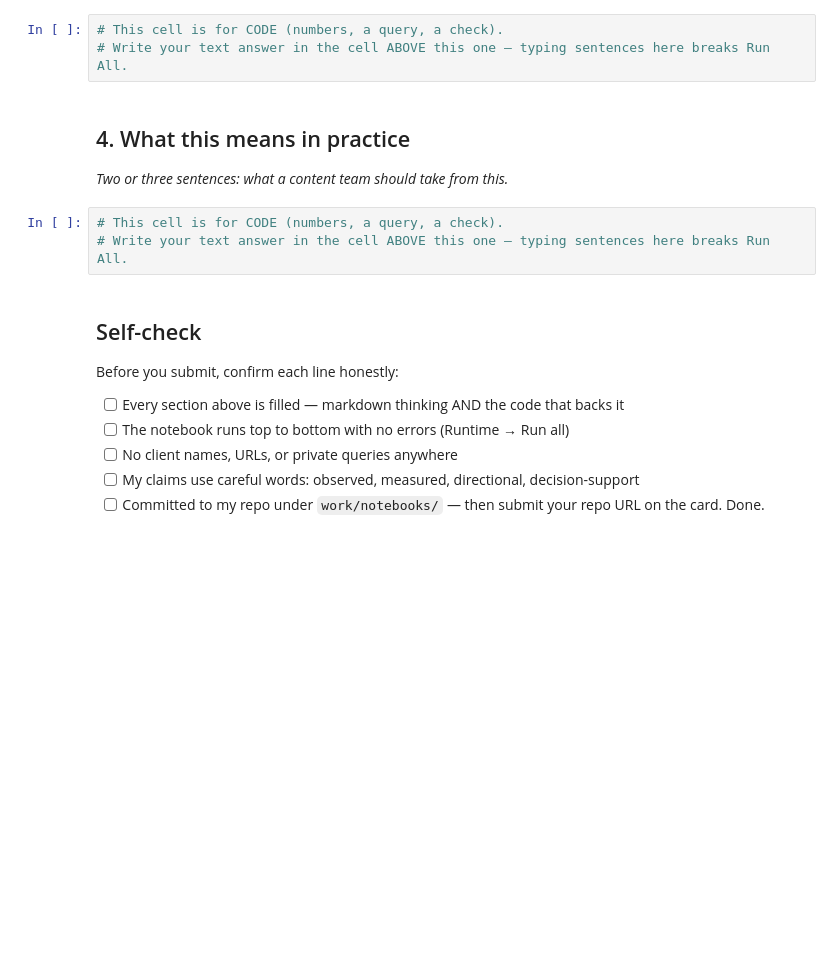
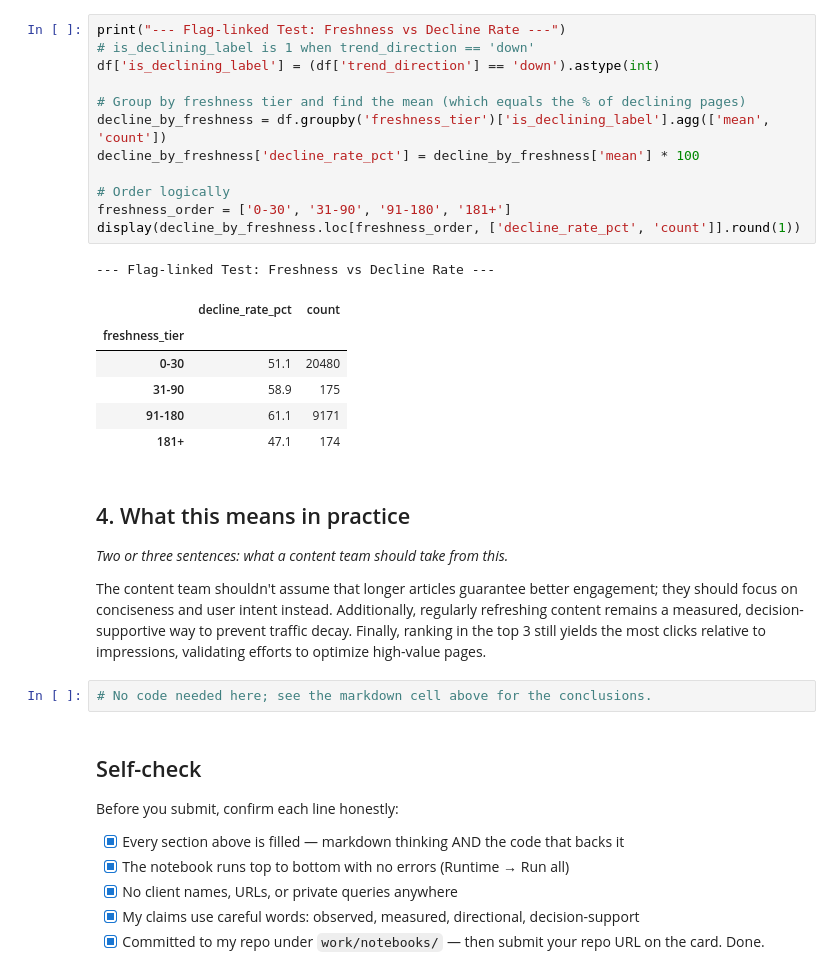
Before and after one commit to Praveen23-kk/FlyRank-ml-internship, a Jupyter notebook: work/notebooks/w04_signal_audit.ipynb, the cells around one changed output. Drawn from its saved outputs; the diff is of its cells as text; blank space fills up the shorter version.

```diff
--- a/work/notebooks/w04_signal_audit.ipynb
+++ b/work/notebooks/w04_signal_audit.ipynb
@@ -27,20 +112,38 @@ This skeleton is yours to fill. Work the sections **in order** — each one has
 # %%
-# This cell is for CODE (numbers, a query, a check).
-# Write your text answer in the cell ABOVE this one — typing sentences here breaks Run All.
+print("--- Flag-linked Test: Freshness vs Decline Rate ---")
+# is_declining_label is 1 when trend_direction == 'down'
+df['is_declining_label'] = (df['trend_direction'] == 'down').astype(int)
+
+# Group by freshness tier and find the mean (which equals the % of declining pages)
+decline_by_freshness = df.groupby('freshness_tier')['is_declining_label'].agg(['mean', 'count'])
+decline_by_freshness['decline_rate_pct'] = decline_by_freshness['mean'] * 100
+
+# Order logically
+freshness_order = ['0-30', '31-90', '91-180', '181+']
+display(decline_by_freshness.loc[freshness_order, ['decline_rate_pct', 'count']].round(1))
+# %% [output]
+--- Flag-linked Test: Freshness vs Decline Rate ---
+|  | decline_rate_pct | count |
+| freshness_tier |  |  |
+| 0-30 | 51.1 | 20480 |
+| 31-90 | 58.9 | 175 |
+| 91-180 | 61.1 | 9171 |
+| 181+ | 47.1 | 174 |
 # %% [markdown]
 ## 4. What this means in practice
 
 *Two or three sentences: what a content team should take from this.*
+
+The content team shouldn't assume that longer articles guarantee better engagement; they should focus on conciseness and user intent instead. Additionally, regularly refreshing content remains a measured, decision-supportive way to prevent traffic decay. Finally, ranking in the top 3 still yields the most clicks relative to impressions, validating efforts to optimize high-value pages.
 # %%
-# This cell is for CODE (numbers, a query, a check).
-# Write your text answer in the cell ABOVE this one — typing sentences here breaks Run All.
+# No code needed here; see the markdown cell above for the conclusions.
 # %% [markdown]
 ## Self-check
 
 Before you submit, confirm each line honestly:
 
-- [ ] Every section above is filled — markdown thinking AND the code that backs it
-- [ ] The notebook runs top to bottom with no errors (Runtime → Run all)
-- [ ] No client names, URLs, or private queries anywhere
-- [ ] My claims use careful words: observed, measured, directional, decision-support
-- [ ] Committed to my repo under `work/notebooks/` — then submit your repo URL on the card. Done.
+- [x] Every section above is filled — markdown thinking AND the code that backs it
+- [x] The notebook runs top to bottom with no errors (Runtime → Run all)
+- [x] No client names, URLs, or private queries anywhere
+- [x] My claims use careful words: observed, measured, directional, decision-support
+- [x] Committed to my repo under `work/notebooks/` — then submit your repo URL on the card. Done.
```
Also changed, not shown: parts of 5 cells of this notebook, 1 other file.
